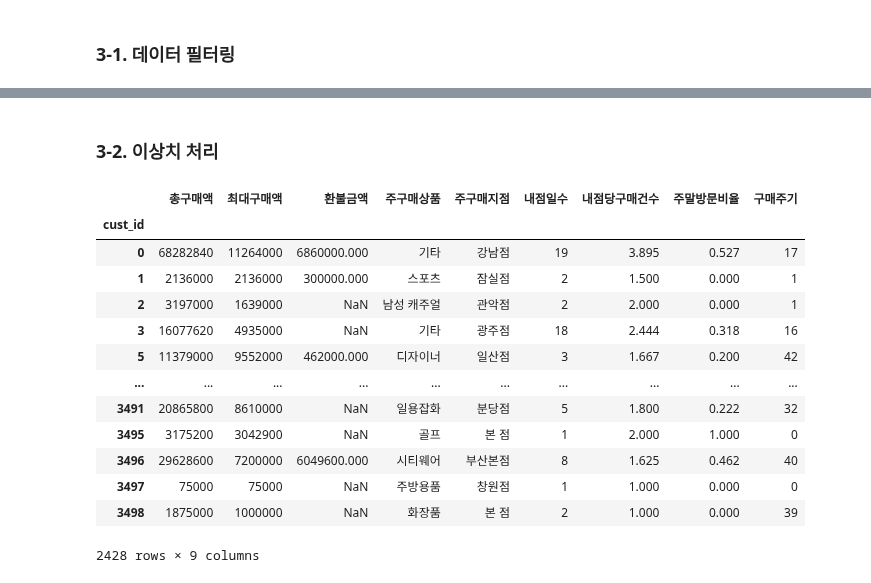
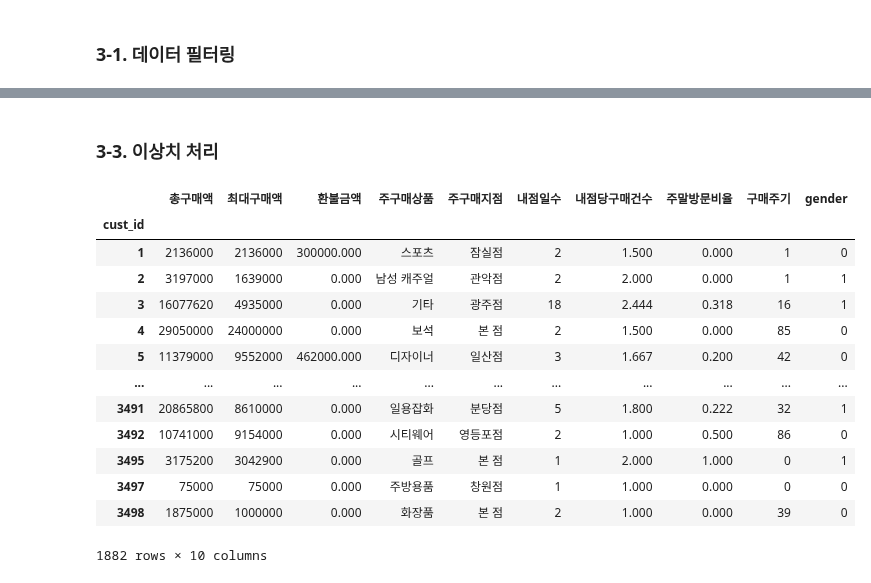
Before and after one commit to iss760/machine-learning, a Jupyter notebook: certification/practical_type02.ipynb, the cells around one changed output, grey strips where cells are left out. Drawn from its saved outputs; the diff is of its cells as text; code cells hidden in the pictures.

```diff
--- a/certification/practical_type02.ipynb
+++ b/certification/practical_type02.ipynb
@@ -166,3 +166,8 @@ unique val count:  24
 [figure]
 # %% [markdown]
 ## 3. 데이터 정제
+# %%
+# 학습 데이터 X, y값 하나의 DataFrame으로 결합
+# 따로 있으면 정제 할때 귀찮음
+sales_data = X_train.join(y_train, how='left')
+sales_data
@@ -170,8 +190,7 @@ unique val count:  24
 ### 3-1. 데이터 필터링
 # %%
 # 총구매액 < 0 데이터 제거
-rm_idx = X_train[X_train['총구매액'] < 0].index
-X_train.drop(index=rm_idx, inplace=True)
-y_train.drop(index=rm_idx, inplace=True)
-print(X_train.shape, y_train.shape)
+rm_idx = sales_data[sales_data['총구매액'] < 0].index
+sales_data.drop(index=rm_idx, inplace=True)
+print(sales_data.shape)
 # %% [output]
@@ -179,7 +198,6 @@ print(X_train.shape, y_train.shape)
 # %%
 # 최대구매액 < 0 데이터 제거
-rm_idx = X_train[X_train['최대구매액'] < 0].index
-X_train.drop(index=rm_idx, inplace=True)
-y_train.drop(index=rm_idx, inplace=True)
-print(X_train.shape, y_train.shape)
+rm_idx = sales_data[sales_data['최대구매액'] < 0].index
+sales_data.drop(index=rm_idx, inplace=True)
+print(sales_data.shape)
 # %% [output]
@@ -186,0 +207,4 @@ print(X_train.shape, y_train.shape)
+# %%
+# 환불금액 칼럼 결측치 처리
+sales_data['환불금액'] = sales_data['환불금액'].fillna(0)
+sales_data.info()
@@ -187,5 +229,5 @@ print(X_train.shape, y_train.shape)
 # %% [markdown]
-### 3-2. 이상치 처리
+### 3-3. 이상치 처리
 # %%
 # IQR 방식의 이상치 인덱스 반환 함수
 def _outlier_iqr(data):
@@ -212,22 +254,22 @@ def convert_mm_outlier(df):
     return df
 # %%
 # 이상치를 제거한 데이터셋
-X_train_r = remove_outlier(X_train.copy())
-X_train_r
+sales_data_r = remove_outlier(sales_data.copy())
+sales_data_r
 # %% [output]
-|  | 총구매액 | 최대구매액 | 환불금액 | 주구매상품 | 주구매지점 | 내점일수 | 내점당구매건수 | 주말방문비율 | 구매주기 |
-| cust_id |  |  |  |  |  |  |  |  |  |
-| 0 | 68282840 | 11264000 | 6860000.000 | 기타 | 강남점 | 19 | 3.895 | 0.527 | 17 |
-| 1 | 2136000 | 2136000 | 300000.000 | 스포츠 | 잠실점 | 2 | 1.500 | 0.000 | 1 |
-| 2 | 3197000 | 1639000 | NaN | 남성 캐주얼 | 관악점 | 2 | 2.000 | 0.000 | 1 |
-| 3 | 16077620 | 4935000 | NaN | 기타 | 광주점 | 18 | 2.444 | 0.318 | 16 |
-| 5 | 11379000 | 9552000 | 462000.000 | 디자이너 | 일산점 | 3 | 1.667 | 0.200 | 42 |
-| ... | ... | ... | ... | ... | ... | ... | ... | ... | ... |
-| 3491 | 20865800 | 8610000 | NaN | 일용잡화 | 분당점 | 5 | 1.800 | 0.222 | 32 |
-| 3495 | 3175200 | 3042900 | NaN | 골프 | 본 점 | 1 | 2.000 | 1.000 | 0 |
-| 3496 | 29628600 | 7200000 | 6049600.000 | 시티웨어 | 부산본점 | 8 | 1.625 | 0.462 | 40 |
-| 3497 | 75000 | 75000 | NaN | 주방용품 | 창원점 | 1 | 1.000 | 0.000 | 0 |
-| 3498 | 1875000 | 1000000 | NaN | 화장품 | 본 점 | 2 | 1.000 | 0.000 | 39 |
+|  | 총구매액 | 최대구매액 | 환불금액 | 주구매상품 | 주구매지점 | 내점일수 | 내점당구매건수 | 주말방문비율 | 구매주기 | gender |
+| cust_id |  |  |  |  |  |  |  |  |  |  |
+| 1 | 2136000 | 2136000 | 300000.000 | 스포츠 | 잠실점 | 2 | 1.500 | 0.000 | 1 | 0 |
+| 2 | 3197000 | 1639000 | 0.000 | 남성 캐주얼 | 관악점 | 2 | 2.000 | 0.000 | 1 | 1 |
+| 3 | 16077620 | 4935000 | 0.000 | 기타 | 광주점 | 18 | 2.444 | 0.318 | 16 | 1 |
+| 4 | 29050000 | 24000000 | 0.000 | 보석 | 본 점 | 2 | 1.500 | 0.000 | 85 | 0 |
+| 5 | 11379000 | 9552000 | 462000.000 | 디자이너 | 일산점 | 3 | 1.667 | 0.200 | 42 | 0 |
+| ... | ... | ... | ... | ... | ... | ... | ... | ... | ... | ... |
+| 3491 | 20865800 | 8610000 | 0.000 | 일용잡화 | 분당점 | 5 | 1.800 | 0.222 | 32 | 1 |
+| 3492 | 10741000 | 9154000 | 0.000 | 시티웨어 | 영등포점 | 2 | 1.000 | 0.500 | 86 | 0 |
+| 3495 | 3175200 | 3042900 | 0.000 | 골프 | 본 점 | 1 | 2.000 | 1.000 | 0 | 1 |
+| 3497 | 75000 | 75000 | 0.000 | 주방용품 | 창원점 | 1 | 1.000 | 0.000 | 0 | 0 |
+| 3498 | 1875000 | 1000000 | 0.000 | 화장품 | 본 점 | 2 | 1.000 | 0.000 | 39 | 0 |
-2428 rows × 9 columns
+1882 rows × 10 columns
 # %%
 # 이상치를 Min, Max 값으로 대체한 데이터셋
```
Also changed, not shown: parts of 26 cells of this notebook.
